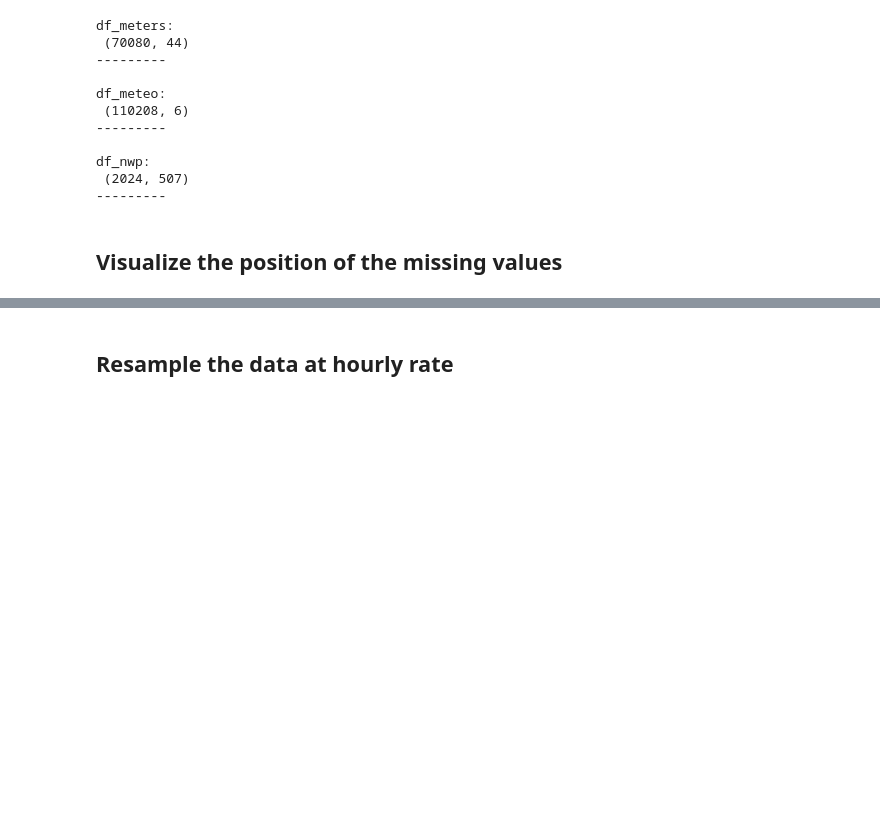
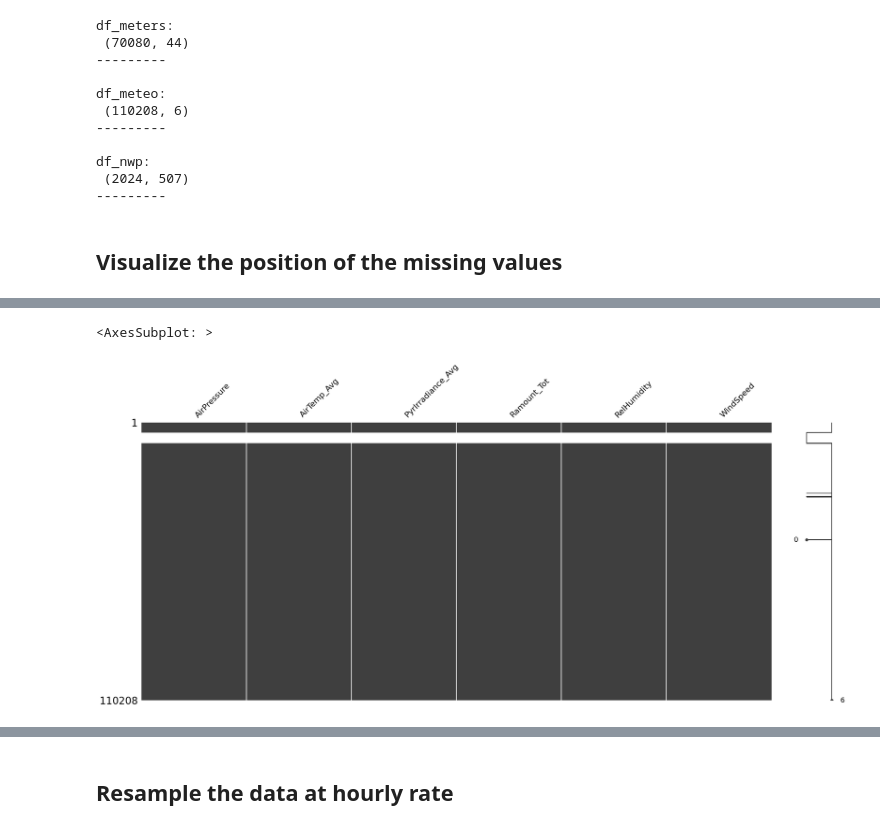
Before and after one commit to FabioLddo/time_series_energy_community_forecasting, a Jupyter notebook: Final_Project_Ippolito_Loddo_Margni.ipynb, the cells around one changed output, grey strips where cells are left out. Saved outputs shown, nothing was run; the diff lists cells and outputs as text; code cells hidden in the pictures; blank space fills up the shorter version.

```diff
--- a/Final_Project_Ippolito_Loddo_Margni.ipynb
+++ b/Final_Project_Ippolito_Loddo_Margni.ipynb
@@ -260,0 +268,6 @@ df_nwp:
+# %%
+# Visualize the position of null values in the time series of df_meteo
+msno.matrix(df_meteo)
+# %% [output]
+<AxesSubplot: >
+[figure, added]
```
Also changed, not shown: parts of 46 cells of this notebook.
